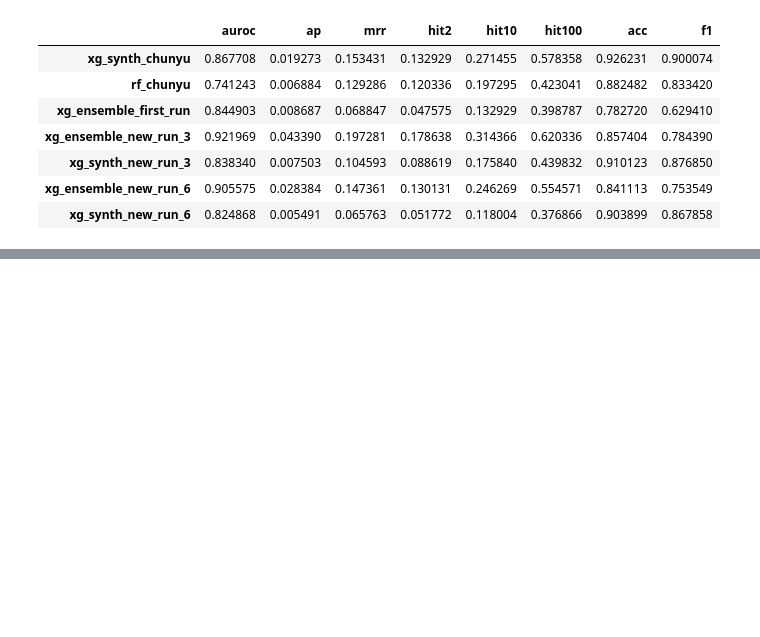
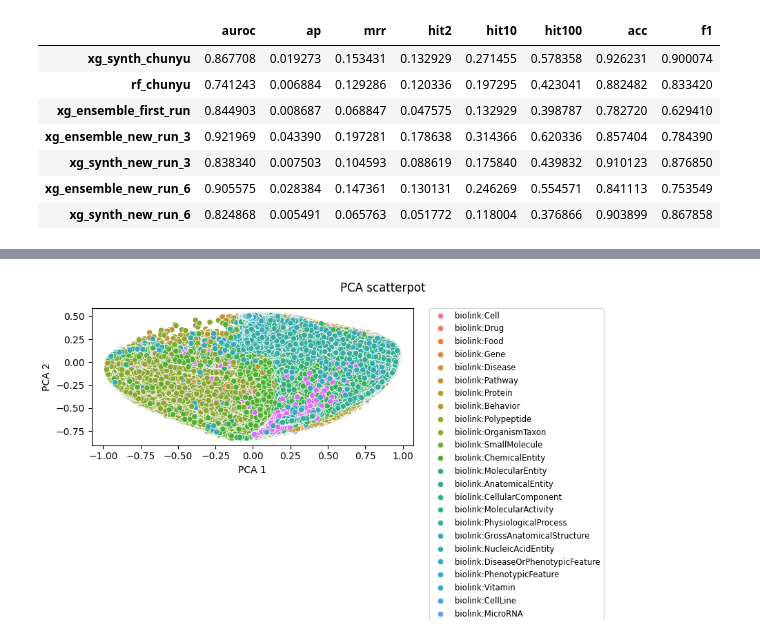
Before and after one commit to everycure-org/matrix, a Jupyter notebook: docs/src/experiments/2024/compare_models_26_aug.ipynb, the cells around one changed output, grey strips where cells are left out. Drawn from its saved outputs; the diff is of its cells as text; code cells hidden in the pictures; blank space fills up the shorter version.

```diff
--- a/docs/src/experiments/2024/compare_models_26_aug.ipynb
+++ b/docs/src/experiments/2024/compare_models_26_aug.ipynb
@@ -201,0 +386,4 @@ styled_df
+# %%
+from PIL import Image
+Image.open('scratch/pca_2.png')
+# %% [output]
@@ -201,0 +391 @@ styled_df
+[figure, added]
```
Also changed, not shown: parts of 25 cells of this notebook.
